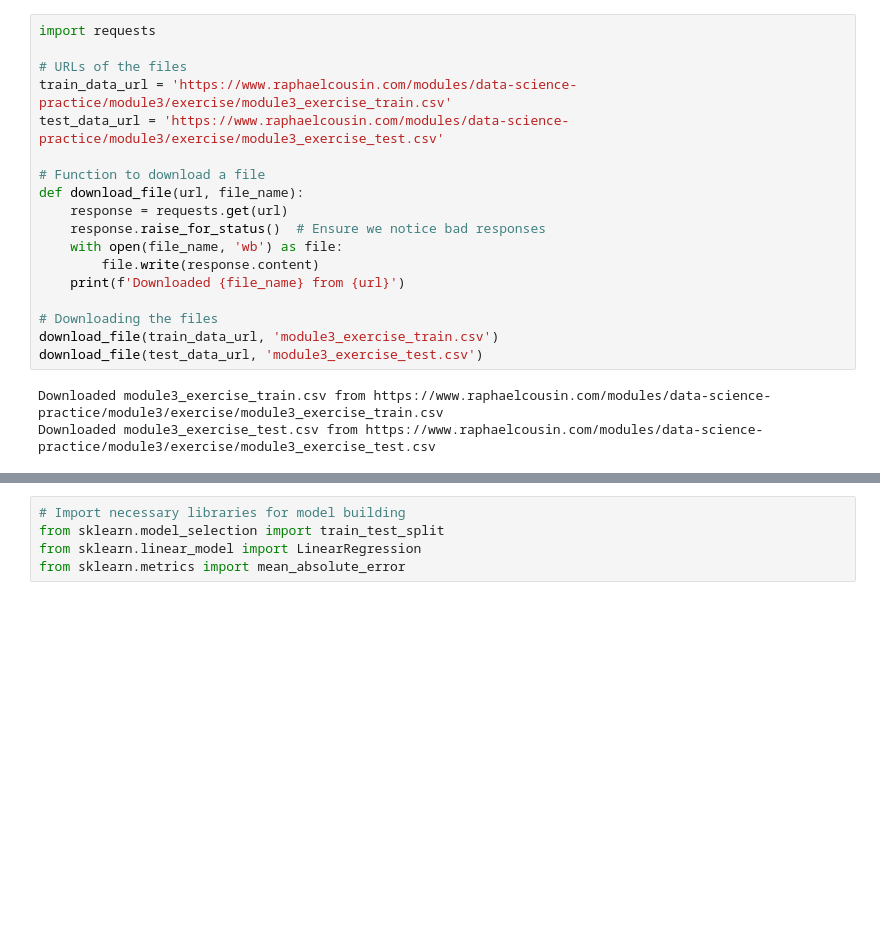
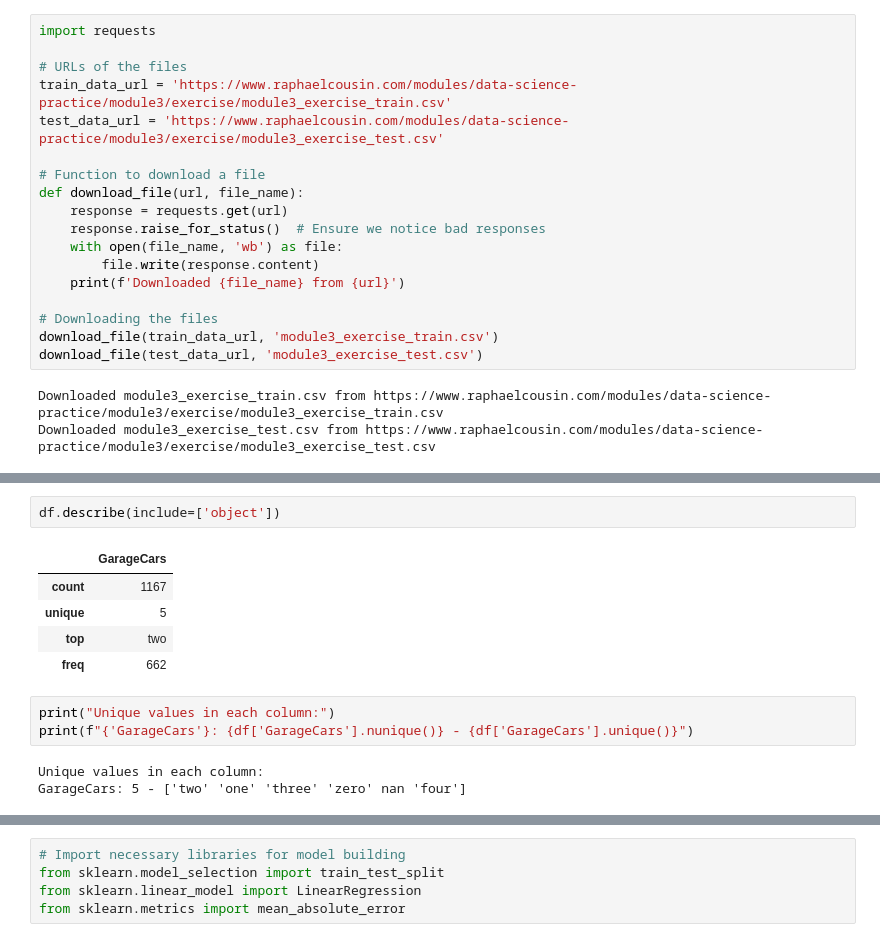
Before and after one commit to racousin/data_science_practice_2025, a Jupyter notebook: Kassimberthe/module3/exercise1.ipynb, the cells around one changed output, grey strips where cells are left out. Saved outputs shown, nothing was run; the diff lists cells and outputs as text; blank space fills up the shorter version.

```diff
--- a/Kassimberthe/module3/exercise1.ipynb
+++ b/Kassimberthe/module3/exercise1.ipynb
@@ -51,0 +91,14 @@ df_train.shape
+# %%
+df.describe(include=['object'])
+# %% [output]
+|  | GarageCars |
+| count | 1167 |
+| unique | 5 |
+| top | two |
+| freq | 662 |
+# %%
+print("Unique values in each column:")
+print(f"{'GarageCars'}: {df['GarageCars'].nunique()} - {df['GarageCars'].unique()}")
+# %% [output]
+Unique values in each column:
+GarageCars: 5 - ['two' 'one' 'three' 'zero' nan 'four']
```
Also changed, not shown: parts of 36 cells of this notebook, 1 other file.
